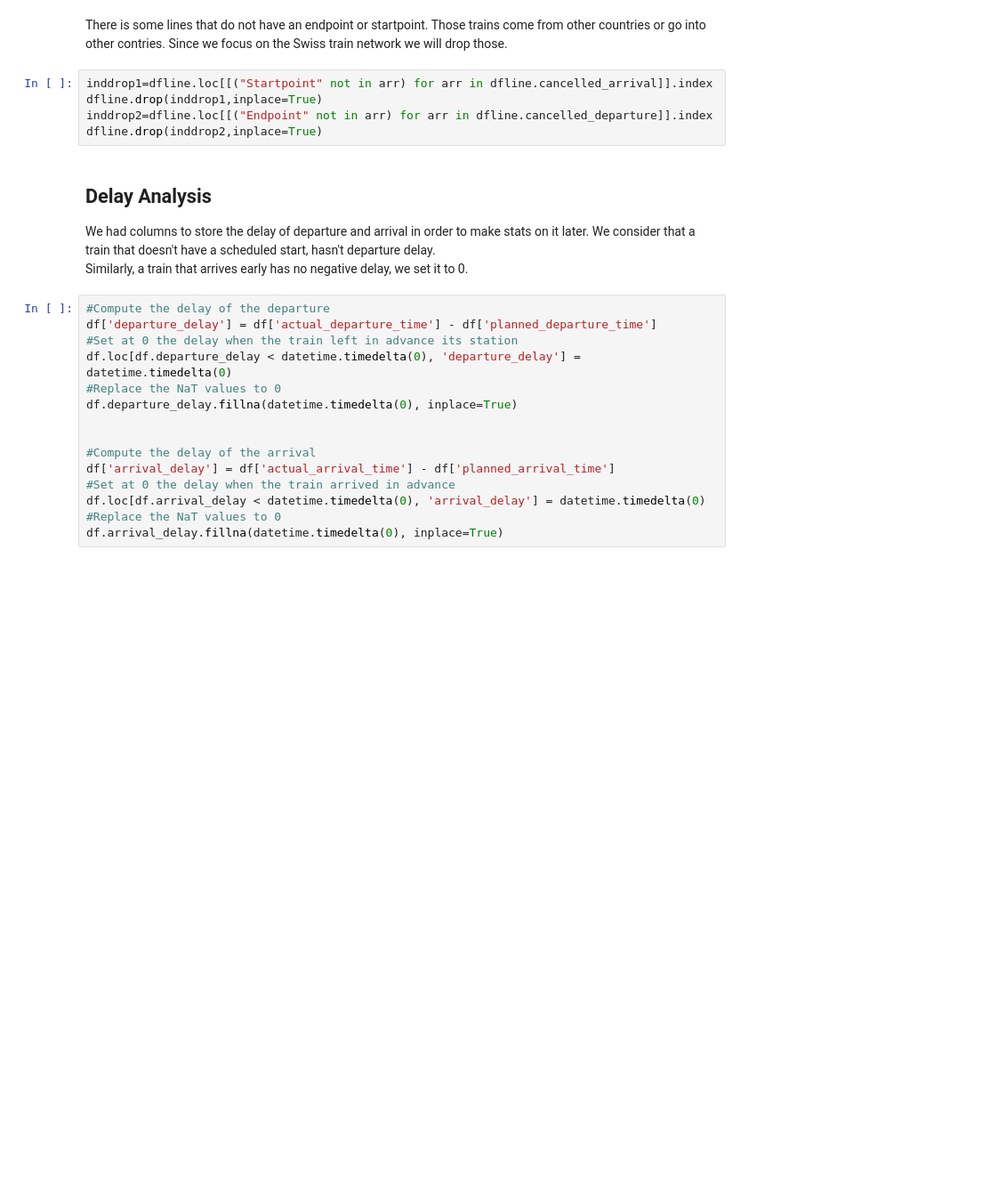
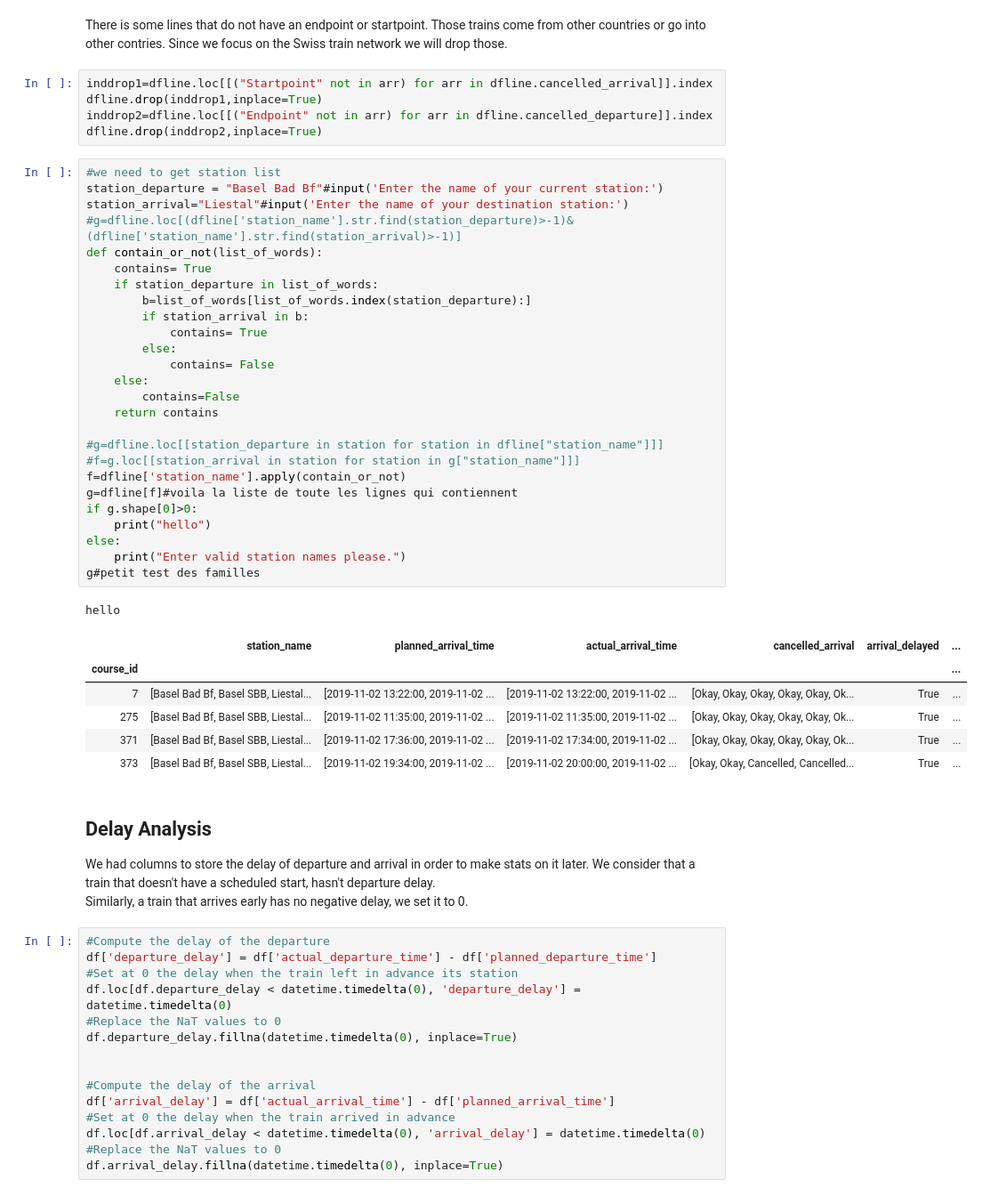
Before and after one commit to dimitriLallement/ADA-Project-2019, a Jupyter notebook: Project1.ipynb, the cells around one changed output. Shown at 89% size. Drawn from its saved outputs; the diff is of its cells as text; blank space fills up the shorter version.

```diff
--- a/Project1.ipynb
+++ b/Project1.ipynb
@@ -242,6 +242,40 @@ inddrop1=dfline.loc[[("Startpoint" not in arr) for arr in dfline.cancelled_arriv
 dfline.drop(inddrop1,inplace=True)
 inddrop2=dfline.loc[[("Endpoint" not in arr) for arr in dfline.cancelled_departure]].index
 dfline.drop(inddrop2,inplace=True)
+# %%
+#we need to get station list
+station_departure = "Basel Bad Bf"#input('Enter the name of your current station:')
+station_arrival="Liestal"#input('Enter the name of your destination station:')
+#g=dfline.loc[(dfline['station_name'].str.find(station_departure)>-1)&(dfline['station_name'].str.find(station_arrival)>-1)]
+def contain_or_not(list_of_words):
+    contains= True
+    if station_departure in list_of_words:
+        b=list_of_words[list_of_words.index(station_departure):]
+        if station_arrival in b:
+            contains= True
+        else:
+            contains= False
+    else:
+        contains=False
+    return contains
+
+#g=dfline.loc[[station_departure in station for station in dfline["station_name"]]]
+#f=g.loc[[station_arrival in station for station in g["station_name"]]]
+f=dfline['station_name'].apply(contain_or_not)
+g=dfline[f]#voila la liste de toute les lignes qui contiennent
+if g.shape[0]>0:
+    print("hello")
+else:
+    print("Enter valid station names please.")
+g#petit test des familles
+# %% [output]
+hello
+|  | station_name | planned_arrival_time | actual_arrival_time | cancelled_arrival | arrival_delayed | ... |
+| course_id |  |  |  |  |  | ... |
+| 7 | [Basel Bad Bf, Basel SBB, Liestal... | [2019-11-02 13:22:00, 2019-11-02 ... | [2019-11-02 13:22:00, 2019-11-02 ... | [Okay, Okay, Okay, Okay, Okay, Ok... | True | ... |
+| 275 | [Basel Bad Bf, Basel SBB, Liestal... | [2019-11-02 11:35:00, 2019-11-02 ... | [2019-11-02 11:35:00, 2019-11-02 ... | [Okay, Okay, Okay, Okay, Okay, Ok... | True | ... |
+| 371 | [Basel Bad Bf, Basel SBB, Liestal... | [2019-11-02 17:36:00, 2019-11-02 ... | [2019-11-02 17:34:00, 2019-11-02 ... | [Okay, Okay, Okay, Okay, Okay, Ok... | True | ... |
+| 373 | [Basel Bad Bf, Basel SBB, Liestal... | [2019-11-02 19:34:00, 2019-11-02 ... | [2019-11-02 20:00:00, 2019-11-02 ... | [Okay, Okay, Cancelled, Cancelled... | True | ... |
 # %% [markdown]
 ## Delay Analysis
 
```
Also changed, not shown: parts of 1 cell of this notebook.
